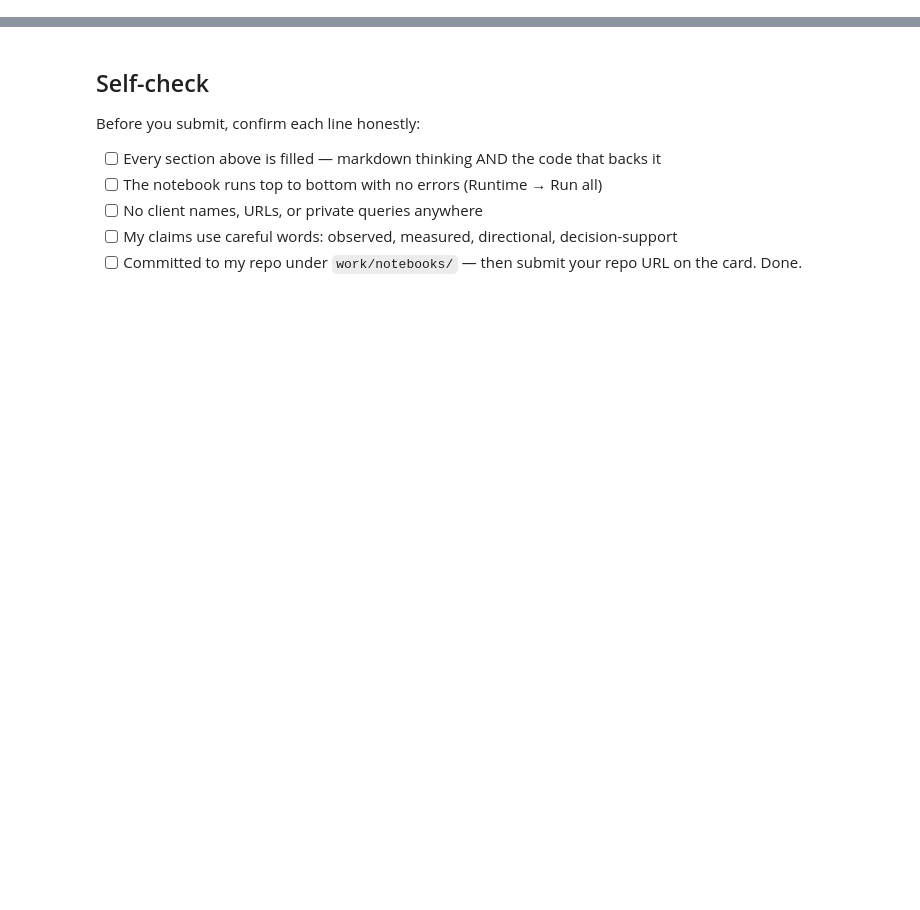
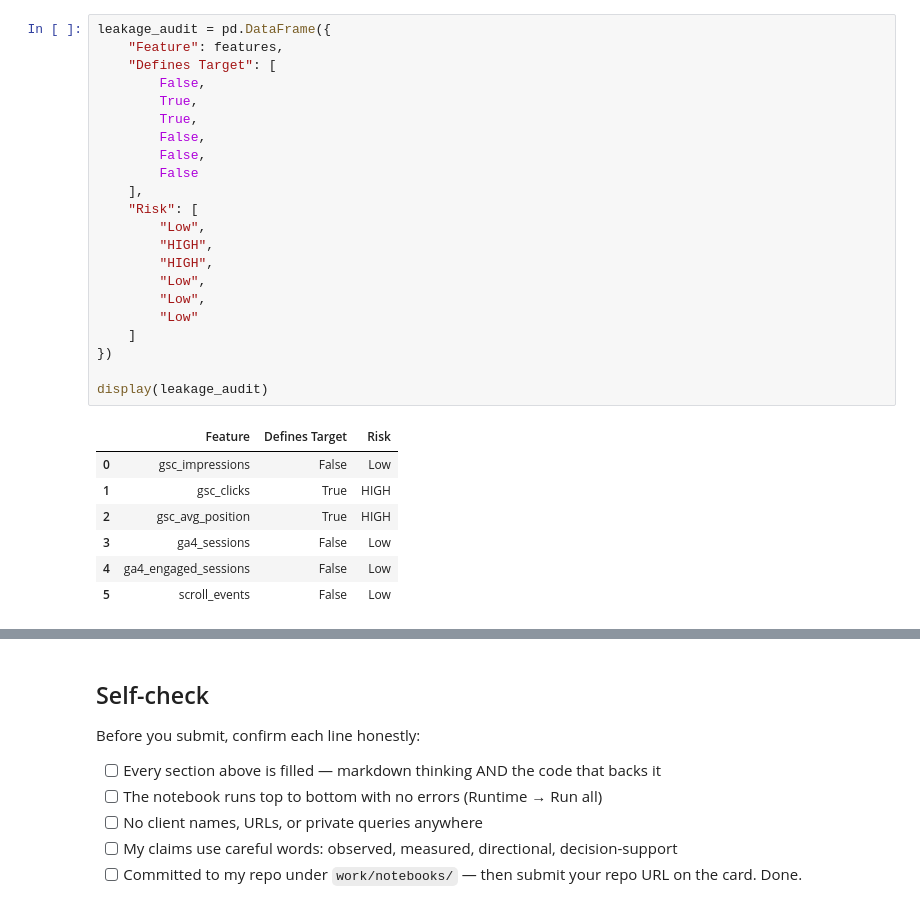
Before and after one commit to pakizahassan/flyrank-ml-internship, a Jupyter notebook: work/notebooks/w06_validation_audit.ipynb, the cells around one changed output, grey strips where cells are left out. Drawn from its saved outputs; the diff is of its cells as text; blank space fills up the shorter version.

```diff
--- a/work/notebooks/w06_validation_audit.ipynb
+++ b/work/notebooks/w06_validation_audit.ipynb
@@ -36,0 +215,30 @@ This skeleton is yours to fill. Work the sections **in order** — each one has
+# %%
+leakage_audit = pd.DataFrame({
+    "Feature": features,
+    "Defines Target": [
+        False,
+        True,
+        True,
+        False,
+        False,
+        False
+    ],
+    "Risk": [
+        "Low",
+        "HIGH",
+        "HIGH",
+        "Low",
+        "Low",
+        "Low"
+    ]
+})
+
+display(leakage_audit)
+# %% [output]
+|  | Feature | Defines Target | Risk |
+| 0 | gsc_impressions | False | Low |
+| 1 | gsc_clicks | True | HIGH |
+| 2 | gsc_avg_position | True | HIGH |
+| 3 | ga4_sessions | False | Low |
+| 4 | ga4_engaged_sessions | False | Low |
+| 5 | scroll_events | False | Low |
```
Also changed, not shown: parts of 25 cells of this notebook.
